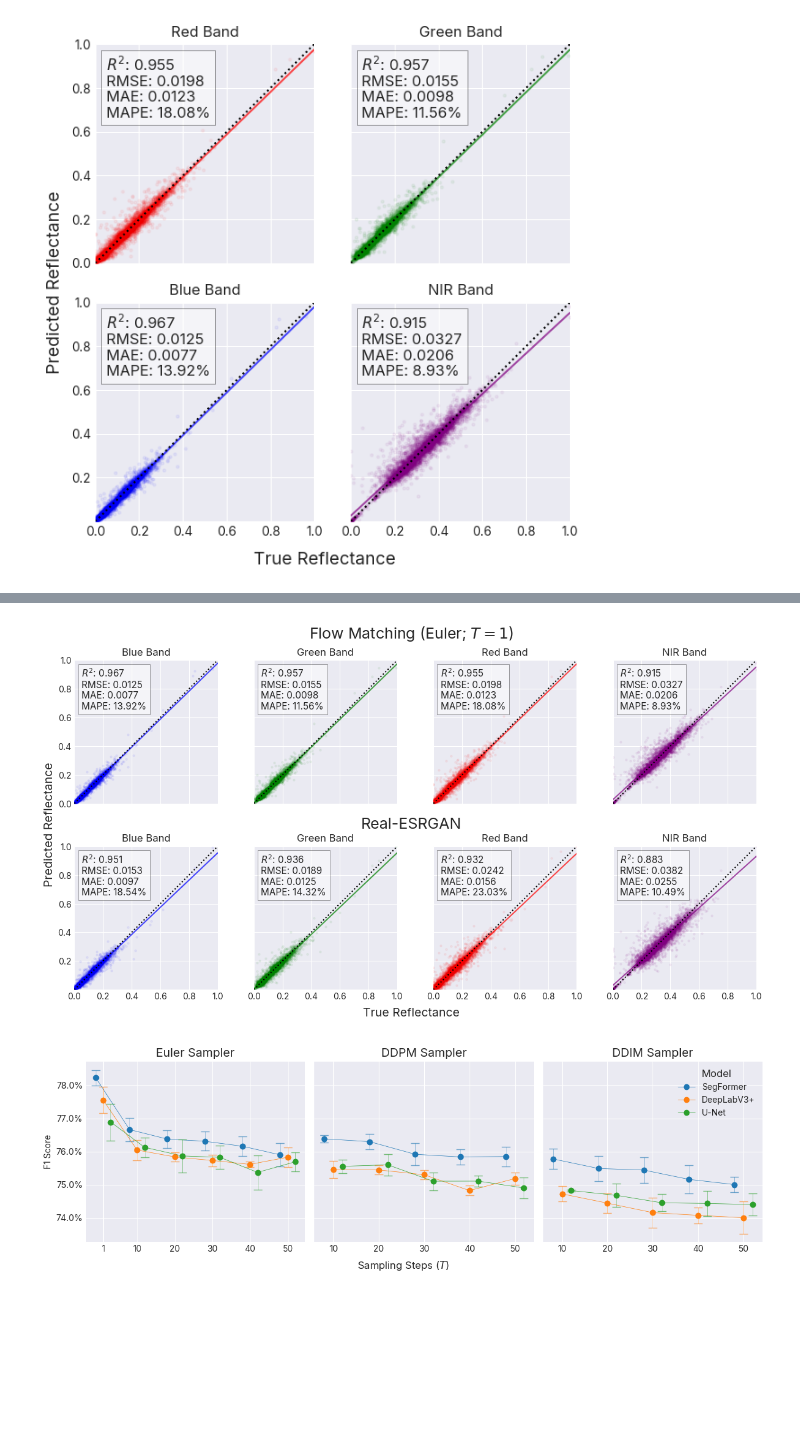
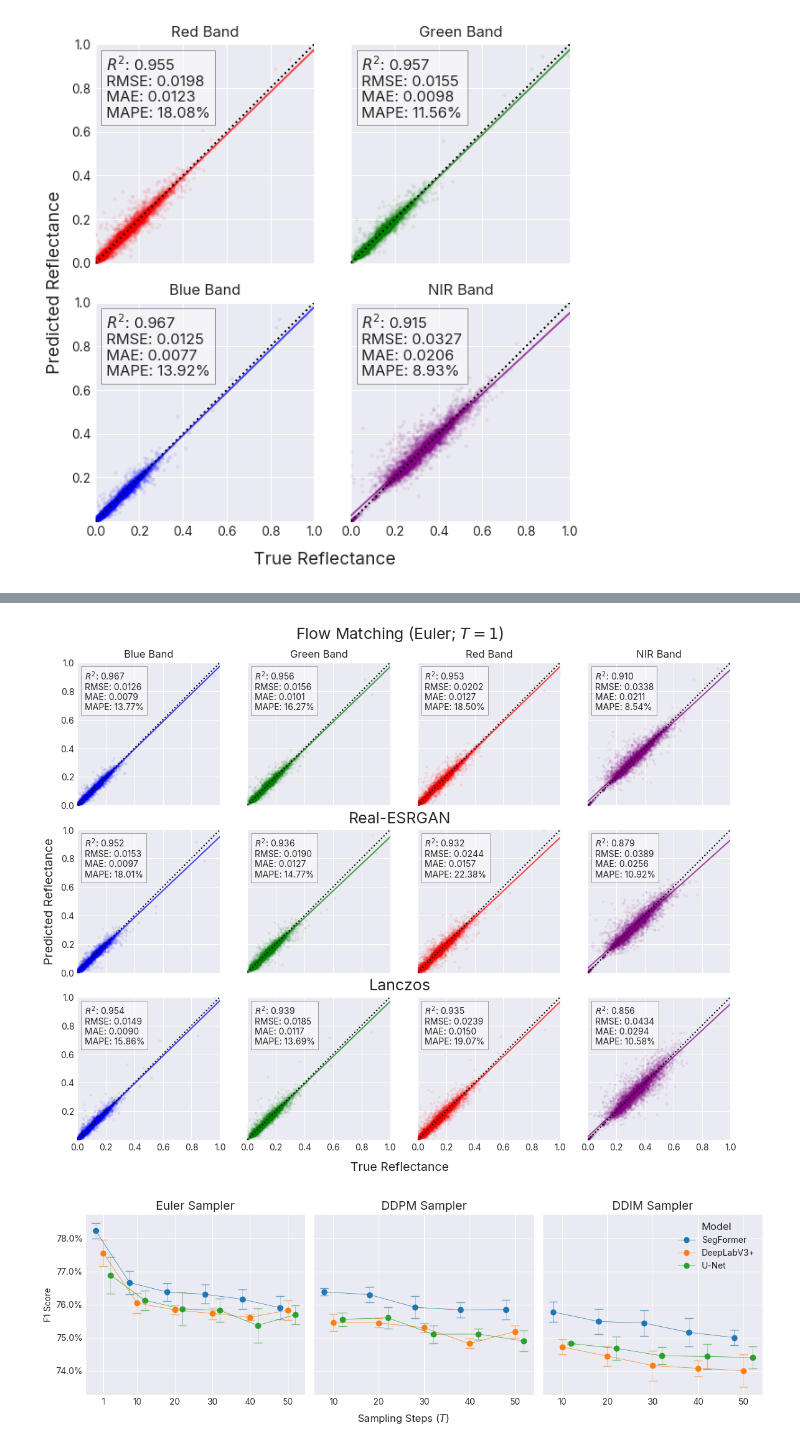
Before and after one commit to DakotaHester/s2flow, a Jupyter notebook: notebooks/plot_sampling.ipynb, the cells around one changed output, grey strips where cells are left out. Saved outputs shown, nothing was run; the diff lists cells and outputs as text; code cells hidden in the pictures; blank space fills up the shorter version.

Commit message:
Regine figures

```diff
--- a/notebooks/plot_sampling.ipynb
+++ b/notebooks/plot_sampling.ipynb
@@ -698,8 +698,9 @@ with ThreadPoolExecutor() as executor:
 np.random.seed(1701)
 random_sample_gdfs = []
 for sample_gdf in tqdm(all_gdfs):
-    random_sample = sample_gdf.sample(n=1)
+    random_sample = sample_gdf.sample(n=1).copy()
     random_sample_gdfs.append(random_sample)
+    del sample_gdf
 
 random_samples_gdf = pd.concat(random_sample_gdfs, ignore_index=True)
 # %%
@@ -881,10 +909,4 @@ for file in tqdm(list(pred_sample_files)):
 # %%
-np.random.seed(1701)
-resrgan_random_sample_gdfs = []
-for sample_gdf in tqdm(real_esrgan_all_gdfs):
-    random_sample = sample_gdf.sample(n=1)
-    resrgan_random_sample_gdfs.append(random_sample)
-
 resrgan_random_samples_gdf = pd.concat(resrgan_random_sample_gdfs, ignore_index=True)
 
 for band in ['red', 'green', 'blue', 'nir']:
@@ -969,8 +994,23 @@ for band in ['red', 'green', 'blue', 'nir']:
     lanczos_random_samples_gdf[f'percent_error_{band}'] = (lanczos_random_samples_gdf[f'error_{band}'] / (lanczos_random_samples_gdf[f'{band}_true'])).abs()
 # %%
 # row 1: euler 1 step, row 2: RealESRGAN, row 3: Lanczos
+color_dict = {
+    'red': 'red',
+    'green': 'green',
+    'blue': 'blue',
+    'nir': 'purple',
+}
 
-fig, ax = plt.subplots(3, 4, figsize=(18,6), sharex='col', sharey='row')
+band_titles = {
+    'red': 'Red Band',
+    'green': 'Green Band',
+    'blue': 'Blue Band',
+    'nir': 'NIR Band',
+}
+band_fontsize = 16
+
+size = 2.8
+fig, ax = plt.subplots(3, 4, figsize=(4 * size, 3 * size), sharex='col', sharey='row')
 
 for i, band in enumerate(['blue', 'green', 'red', 'nir']):
 
@@ -978,7 +1018,7 @@ for i, band in enumerate(['blue', 'green', 'red', 'nir']):
     ax[0][i].scatter(
         random_samples_gdf[f'{band}_true'],
         random_samples_gdf[f'{band}_pred'],
-        alpha=0.05,
+        alpha=0.01,
         s=5,
         color=color_dict[band]
     )
@@ -1009,7 +1049,7 @@ for i, band in enumerate(['blue', 'green', 'red', 'nir']):
     ape_no_infs = ape.replace([np.inf, -np.inf], np.nan).dropna()
     mape = np.mean(ape_no_infs)
     ax[0][i].text(0.05, 0.95, f'$R^2$: {r_score:.3f}\nRMSE: {rmse:.4f}\nMAE: {mae:.4f}\nMAPE: {mape:.2%}',
-        transform=ax[0][i].transAxes, fontsize=11,
+        transform=ax[0][i].transAxes, fontsize=10,
         ha='left', va='top', bbox=dict(facecolor='white', alpha=0.5, linewidth=0.5)
     )
 
@@ -1017,7 +1057,7 @@ for i, band in enumerate(['blue', 'green', 'red', 'nir']):
     ax[1][i].scatter(
         resrgan_random_samples_gdf[f'{band}_true'],
         resrgan_random_samples_gdf[f'{band}_pred'],
-        alpha=0.05,
+        alpha=0.01,
         s=5,
         color=color_dict[band]
     )
@@ -1032,7 +1072,7 @@ for i, band in enumerate(['blue', 'green', 'red', 'nir']):
     y_vals = m * x_vals + b
     ax[1][i].plot(x_vals, y_vals, color=color_dict[band], linestyle='-', alpha=0.7)
     ax[1][i].plot([0, 1], [0, 1], color='k', linestyle='dotted') # 1:1 line
-    ax[1][i].set_title(f'{band_titles[band]}')
+    # ax[1][i].set_title(f'{band_titles[band]}')
     ax[1][i].set_xlim(0, 1)
     ax[1][i].set_ylim(0, 1)
     ax[1][i].set_aspect('equal', 'box')
@@ -1045,7 +1085,7 @@ for i, band in enumerate(['blue', 'green', 'red', 'nir']):
     ape_no_infs = ape.replace([np.inf, -np.inf], np.nan).dropna()
     mape = np.mean(ape_no_infs)
     ax[1][i].text(0.05, 0.95, f'$R^2$: {r_score:.3f}\nRMSE: {rmse:.4f}\nMAE: {mae:.4f}\nMAPE: {mape:.2%}',
-        transform=ax[1][i].transAxes, fontsize=11,
+        transform=ax[1][i].transAxes, fontsize=10,
         ha='left', va='top', bbox=dict(facecolor='white', alpha=0.5, linewidth=0.5)
     )
 
@@ -1053,7 +1093,7 @@ for i, band in enumerate(['blue', 'green', 'red', 'nir']):
     ax[2][i].scatter(
         lanczos_random_samples_gdf[f'{band}_true'],
         lanczos_random_samples_gdf[f'{band}_pred'],
-        alpha=0.05,
+        alpha=0.01,
         s=5,
         color=color_dict[band]
     )
@@ -1061,42 +1101,63 @@ for i, band in enumerate(['blue', 'green', 'red', 'nir']):
     # plot a regression line
     m, b = np.polyfit(
         lanczos_random_samples_gdf[f'{band}_true'],
         lanczos_random_samples_gdf[f'{band}_pred'],
         1
     )
     x_vals = np.array([0, 1])
     y_vals = m * x_vals + b
     ax[2][i].plot(x_vals, y_vals, color=color_dict[band], linestyle='-', alpha=0.7)
     ax[2][i].plot([0, 1], [0, 1], color='k', linestyle='dotted') # 1:1 line
-    ax[2][i].set_title(f'{band_titles[band]}')
+    # ax[2][i].set_title(f'{band_titles[band]}')
     ax[2][i].set_xlim(0, 1)
     ax[2][i].set_ylim(0, 1)
     ax[2][i].set_aspect('equal', 'box')
 
+    # add statistics to upper left
+    r_score = lanczos_random_samples_gdf[[f'{band}_true', f'{band}_pred']].corr().iloc[0,1] ** 2
+    rmse = np.sqrt(np.mean(lanczos_random_samples_gdf[f'error_{band}'] ** 2))
+    mae = np.mean(lanczos_random_samples_gdf[f'abs_error_{band}'])
+    ape = lanczos_random_samples_gdf[f'percent_error_{band}']
+    ape_no_infs = ape.replace([np.inf, -np.inf], np.nan).dropna()
+    mape = np.mean(ape_no_infs)
+    ax[2][i].text(0.05, 0.95, f'$R^2$: {r_score:.3f}\nRMSE: {rmse:.4f}\nMAE: {mae:.4f}\nMAPE: {mape:.2%}',
+        transform=ax[2][i].transAxes, fontsize=10,
+        ha='left', va='top', bbox=dict(facecolor='white', alpha=0.5, linewidth=0.5)
+    )
+
+ax[-1][0].set_yticks([0.2, 0.4, 0.6, 0.8, 1.0])
+
+fig.tight_layout()
 
 
-fig.tight_layout()
+fontsize = 14
+fig.supxlabel('True Reflectance', fontsize=fontsize, y=-0.02)
+fig.supylabel('Predicted Reflectance', fontsize=fontsize, x=-0.01)
+
+
+# fig.tight_layout()
 # add text for axes so that only 1 set of labels is shown
 # fig.text(0.5, 0, 'True Reflectance', ha='center', va='top', fontsize=14)
 # fig.text(0.0, 0.5, 'Predicted Reflectance', va='center', ha='center', rotation='vertical', fontsize=14)
 
-fig.supxlabel('True Reflectance', fontsize=14, y=-0.03)
-fig.supylabel('Predicted Reflectance', fontsize=14, x=-0.00)
+
 
 # ax[0][0].set_ylabel('Flow Matching\n(Euler, $T=1$)', fontsize=14)
 # ax[1][0].set_ylabel('RealESRGAN', fontsize=14)
 
-ax[1][0].set_yticks([0.2, 0.4, 0.6, 0.8, 1.0])
 
-fig.text(0.5, 1.02, 'Flow Matching (Euler; $T=1$)', va='center', ha='center', fontsize=18)
+fig.text(0.5, 1.01, 'Flow Matching (Euler; $T=1$)', va='center', ha='center', fontsize=18)
 # increase space between rows
-fig.subplots_adjust(hspace=0.3)
-fig.text(0.5, .5, 'Real-ESRGAN', va='center', ha='center', fontsize=18)
+fig.subplots_adjust(hspace=.14)
+fig.text(0.5, .656, 'Real-ESRGAN', va='center', ha='center', fontsize=18)
+fig.text(0.5, .337, 'Lanczos', va='center', ha='center', fontsize=18)
+
+# fig.tight_layout()
 
 for filetype in ['png', 'pdf']:
     fig.savefig(f'../figures/sampling_regression/sampling_regression_comparison.{filetype}', dpi=300 if filetype=='png' else None, bbox_inches='tight')
 # %% [output]
-[figure, old version]
+[figure, new version]
 # %%
 # show increase in macro f1 score for lc_df with euler sampler from 1 to 50 steps
 
```
Also changed, not shown: parts of 5 cells of this notebook, 2 other files.
